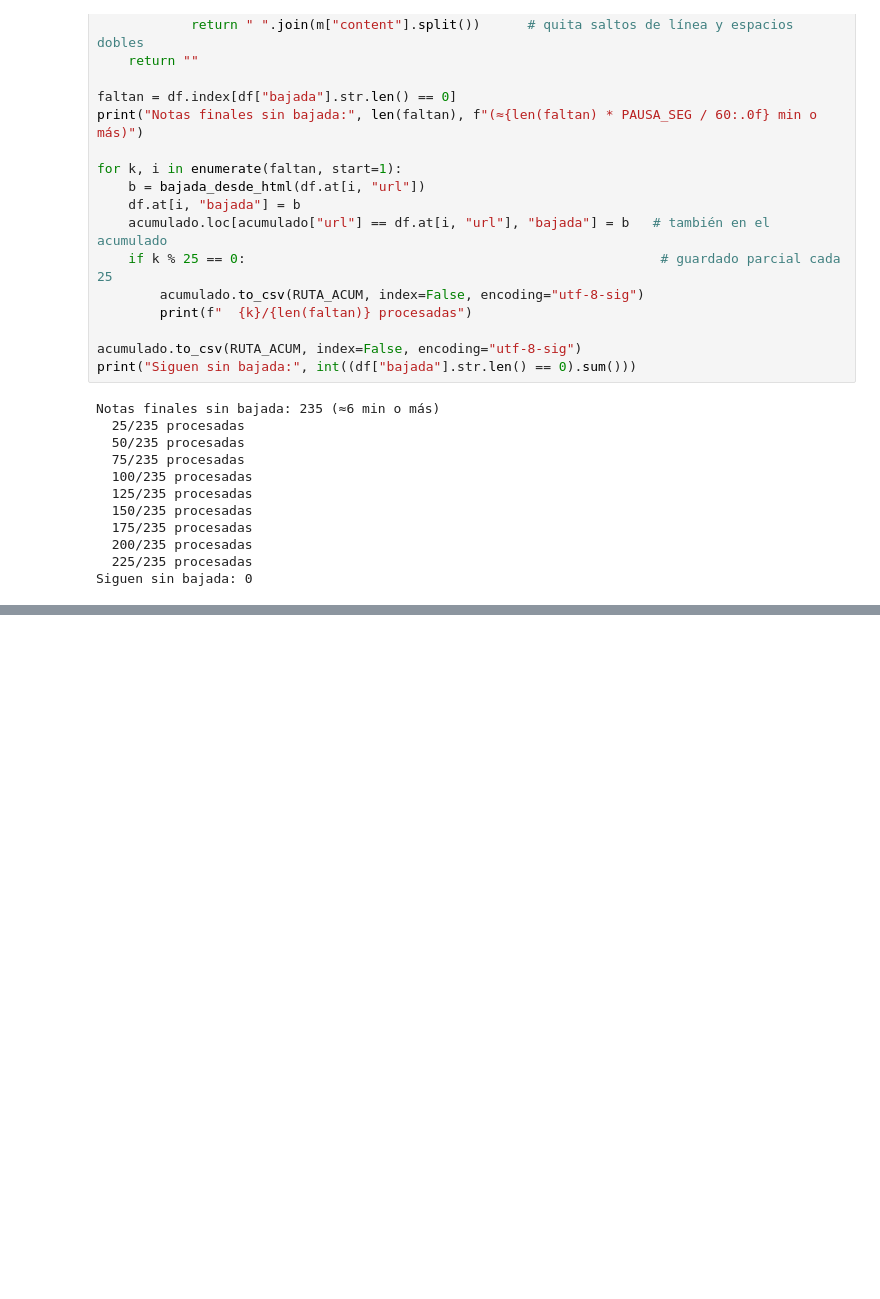
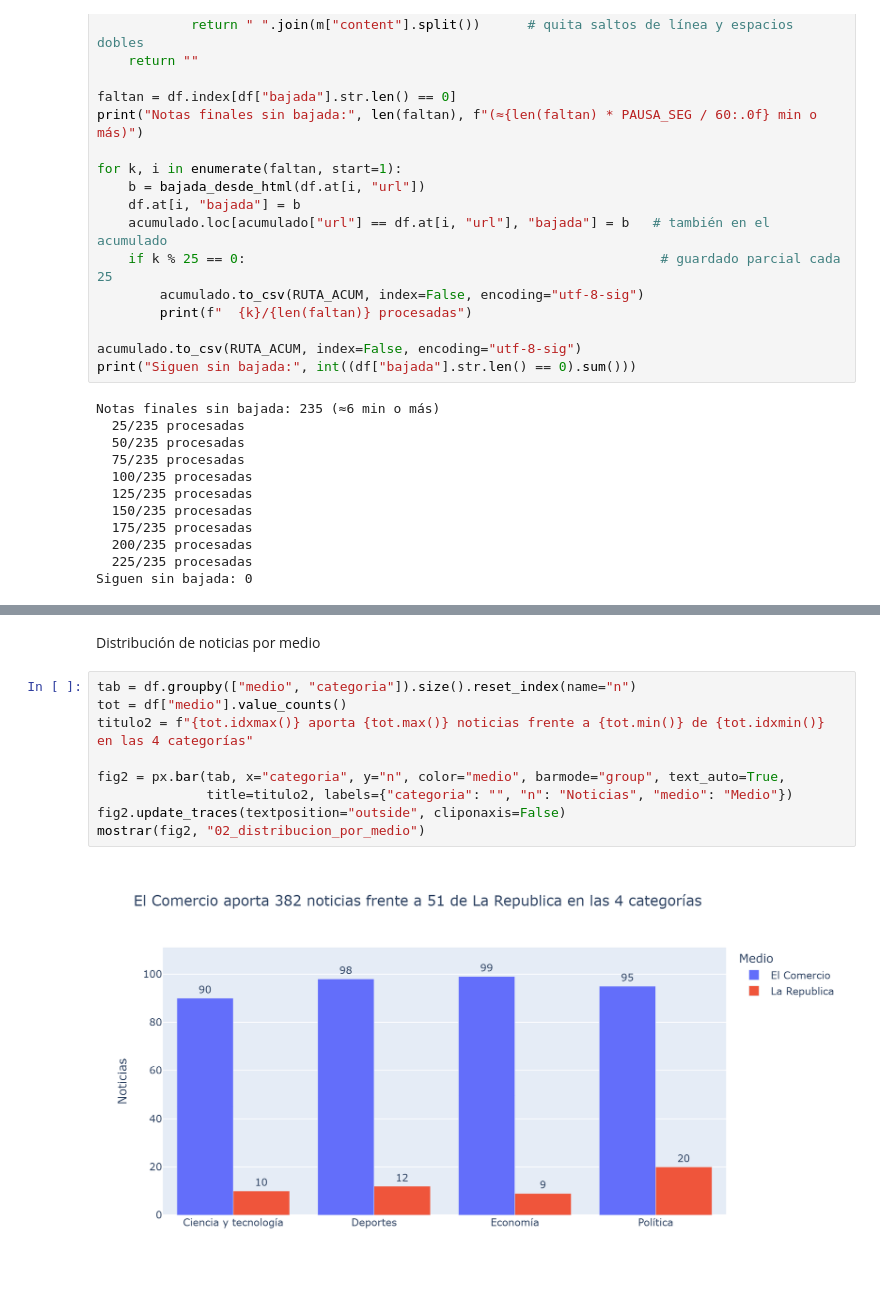
Before and after one commit to ValMur123/python_intermedio, a Jupyter notebook: tarea_1/01_recoleccion.ipynb, the cells around one changed output, grey strips where cells are left out. Drawn from its saved outputs; the diff is of its cells as text; blank space fills up the shorter version.

```diff
--- a/tarea_1/01_recoleccion.ipynb
+++ b/tarea_1/01_recoleccion.ipynb
@@ -530,0 +625,13 @@ Siguen sin bajada: 0
+# %% [markdown]
+Distribución de noticias por medio
+# %%
+tab = df.groupby(["medio", "categoria"]).size().reset_index(name="n")
+tot = df["medio"].value_counts()
+titulo2 = f"{tot.idxmax()} aporta {tot.max()} noticias frente a {tot.min()} de {tot.idxmin()} en las 4 categorías"
+
+fig2 = px.bar(tab, x="categoria", y="n", color="medio", barmode="group", text_auto=True,
+              title=titulo2, labels={"categoria": "", "n": "Noticias", "medio": "Medio"})
+fig2.update_traces(textposition="outside", cliponaxis=False)
+mostrar(fig2, "02_distribucion_por_medio")
+# %% [output]
+[figure, added]
```
Also changed, not shown: parts of 11 cells of this notebook, 8 other files.
